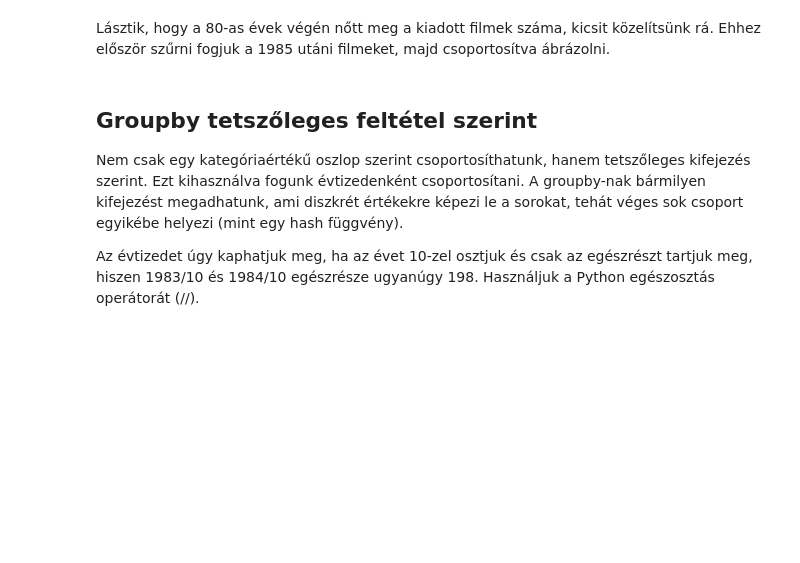
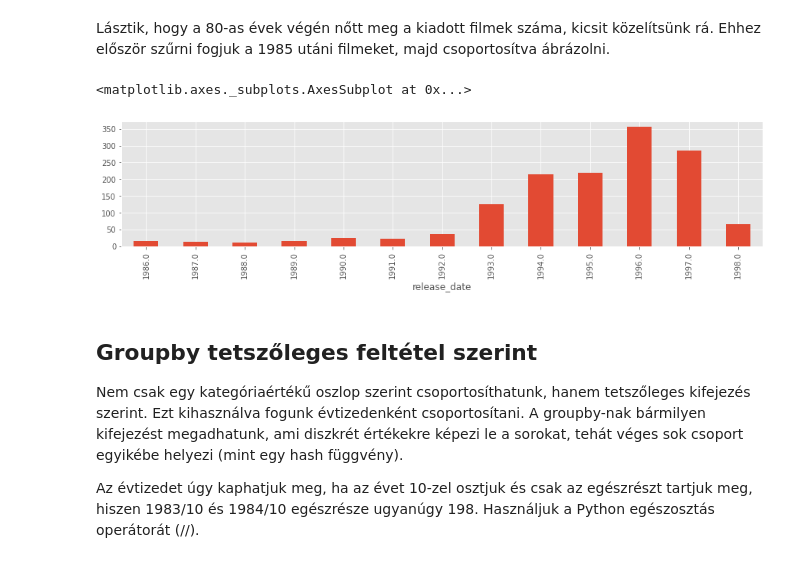
Before and after one commit to IK2023-info/ik2023-lab02-Bendzsike, a Jupyter notebook: 02_01_Pandas_bevezeto.ipynb, the cells around one changed output. Cells and saved outputs as stored; diff of their text form; code cells hidden in the pictures; blank space fills up the shorter version.

```diff
--- a/02_01_Pandas_bevezeto.ipynb
+++ b/02_01_Pandas_bevezeto.ipynb
@@ -974,9 +1022,12 @@ df.groupby('year').size().plot(kind='bar')
 # %% [markdown]
 Lásztik, hogy a 80-as évek végén nőtt meg a kiadott filmek száma, kicsit közelítsünk rá. Ehhez először szűrni fogjuk a 1985 utáni filmeket, majd csoportosítva ábrázolni.
 # %%
-d = df[df.year > 1985]
-d.groupby('year').size().plot(kind='bar')
+d = df[df.release_date.dt.year > 1985]
+d.groupby(df.release_date.dt.year).size().plot(kind='bar')
 # df[df.year > 1985].groupby('year').size().plot(kind='bar')  # vagy egy sorban
+# %% [output]
+<matplotlib.axes._subplots.AxesSubplot at 0x...>
+[figure, added]
 # %% [markdown]
 ## Groupby tetszőleges feltétel szerint
 
```
Also changed, not shown: parts of 75 cells of this notebook.
